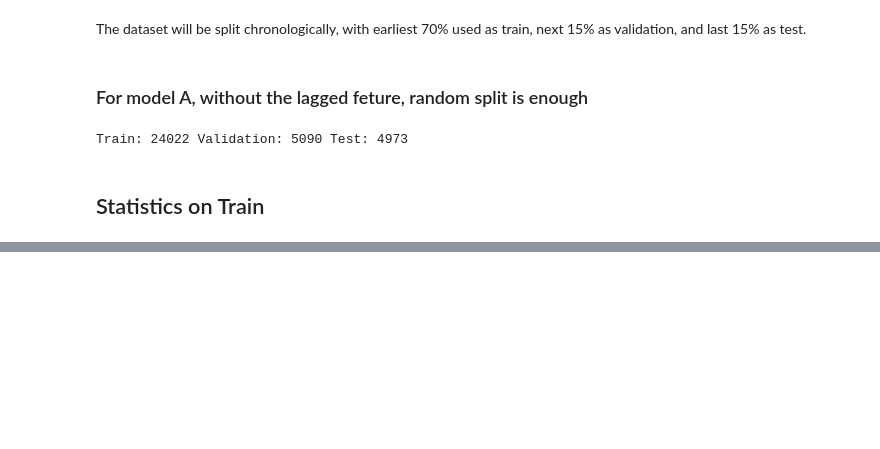
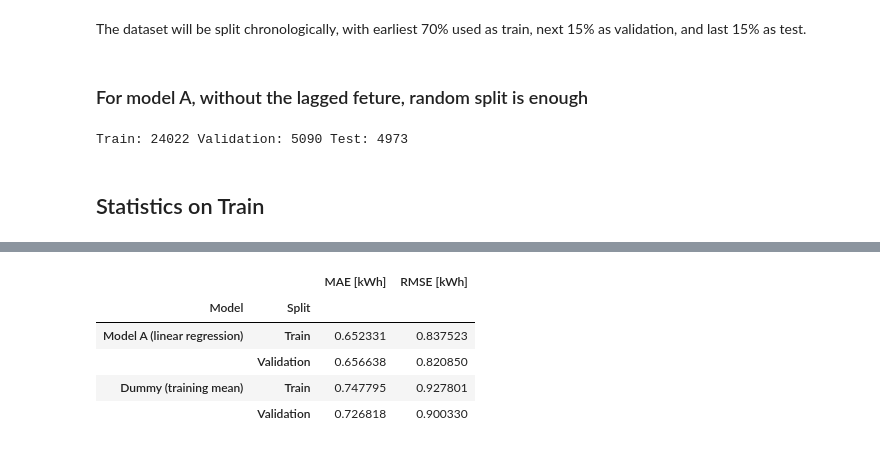
Before and after one commit to angiee99/Household-Power-Consumption-Prediction, a Jupyter notebook: project.ipynb, the cells around one changed output, grey strips where cells are left out. Drawn from its saved outputs; the diff is of its cells as text; code cells hidden in the pictures; blank space fills up the shorter version.

```diff
--- a/project.ipynb
+++ b/project.ipynb
@@ -433,0 +551,32 @@ Train: 24022 Validation: 5090 Test: 4973
+# %%
+# Fit Model A and a mean baseline on training data only.
+model_A = LinearRegression()
+model_A.fit(z_train_A, y_train_A)
+
+dummy_A = DummyRegressor(strategy="mean")
+dummy_A.fit(z_train_A, y_train_A)
+
+# Compare training and validation errors in kWh.
+pred_train_A = model_A.predict(z_train_A)
+pred_val_A = model_A.predict(z_val_A)
+pred_train_dummy_A = dummy_A.predict(z_train_A)
+pred_val_dummy_A = dummy_A.predict(z_val_A)
+
+results_A = pd.DataFrame([
+    {"Model": "Model A (linear regression)", "Split": "Train",
+     **scores(y_train_A, pred_train_A)},
+    {"Model": "Model A (linear regression)", "Split": "Validation",
+     **scores(y_val_A, pred_val_A)},
+    {"Model": "Dummy (training mean)", "Split": "Train",
+     **scores(y_train_A, pred_train_dummy_A)},
+    {"Model": "Dummy (training mean)", "Split": "Validation",
+     **scores(y_val_A, pred_val_dummy_A)},
+]).set_index(["Model", "Split"])
+display(results_A)
+# %% [output]
+|  |  | MAE [kWh] | RMSE [kWh] |
+| Model | Split |  |  |
+| Model A (linear regression) | Train | 0.652331 | 0.837523 |
+|  | Validation | 0.656638 | 0.820850 |
+| Dummy (training mean) | Train | 0.747795 | 0.927801 |
+|  | Validation | 0.726818 | 0.900330 |
```
Also changed, not shown: parts of 6 cells of this notebook.
